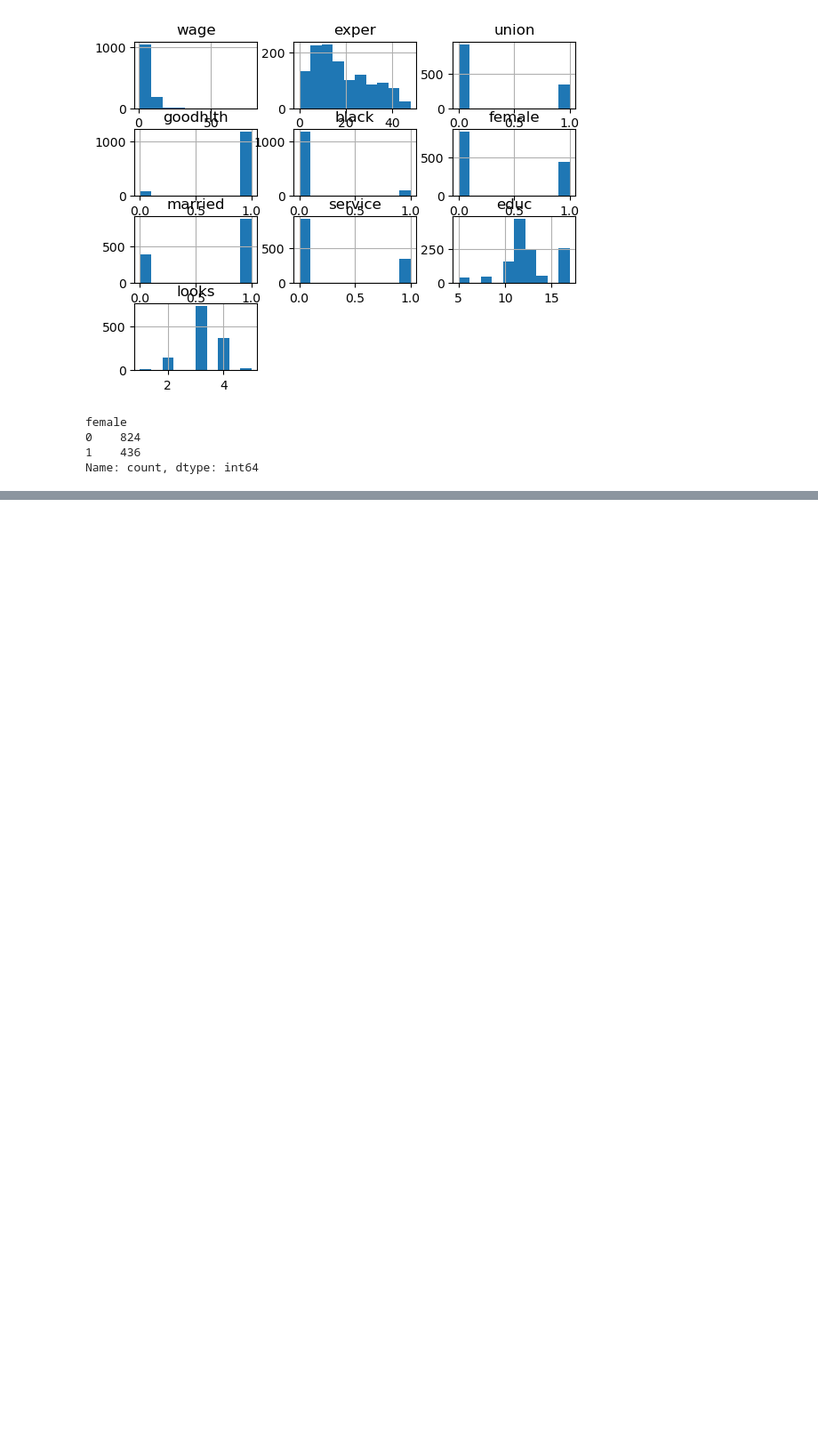
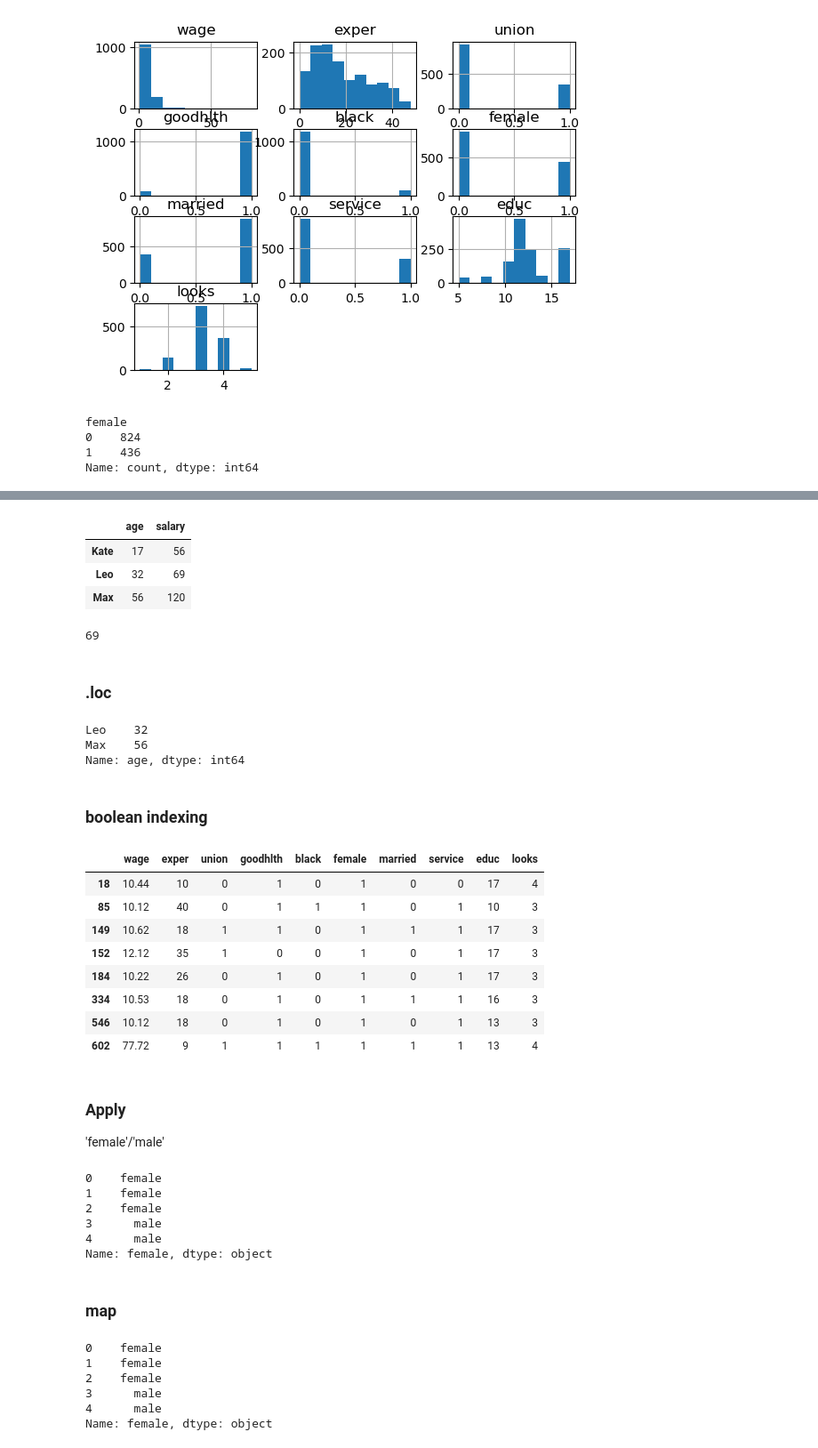
Before and after one commit to devlukedreamstage/mlcourse-ai, a Jupyter notebook: data-science/Pandas_1.ipynb, the cells around one changed output, grey strips where cells are left out. Shown: that part at 89% size. Cells and saved outputs as stored; diff of their text form; code cells hidden in the pictures; blank space fills up the shorter version.

```diff
--- a/data-science/Pandas_1.ipynb
+++ b/data-science/Pandas_1.ipynb
@@ -98,0 +132,36 @@ Name: count, dtype: int64
+# %%
+toy_df
+# %% [output]
+|  | age | salary |
+| Kate | 17 | 56 |
+| Leo | 32 | 69 |
+| Max | 56 | 120 |
+# %%
+toy_df.iloc[1, 1]
+# %% [output]
+69
+# %% [markdown]
+### .loc
+# %%
+toy_df.loc[['Leo', 'Max'], 'age']
+# %% [output]
+Leo    32
+Max    56
+Name: age, dtype: int64
+# %% [markdown]
+### boolean indexing
+# %%
+df[(df['wage'] > 10) & (df['female'] == 1)]
+# %% [output]
+|  | wage | exper | union | goodhlth | black | female | married | service | educ | looks |
+| 18 | 10.44 | 10 | 0 | 1 | 0 | 1 | 0 | 0 | 17 | 4 |
+| 85 | 10.12 | 40 | 0 | 1 | 1 | 1 | 0 | 1 | 10 | 3 |
+| 149 | 10.62 | 18 | 1 | 1 | 0 | 1 | 1 | 1 | 17 | 3 |
+| 152 | 12.12 | 35 | 1 | 0 | 0 | 1 | 0 | 1 | 17 | 3 |
+| 184 | 10.22 | 26 | 0 | 1 | 0 | 1 | 0 | 1 | 17 | 3 |
+| 334 | 10.53 | 18 | 0 | 1 | 0 | 1 | 1 | 1 | 16 | 3 |
+| 546 | 10.12 | 18 | 0 | 1 | 0 | 1 | 0 | 1 | 13 | 3 |
+| 602 | 77.72 | 9 | 1 | 1 | 1 | 1 | 1 | 1 | 13 | 4 |
+# %% [markdown]
+### Apply
+'female'/'male'
@@ -98,0 +171,20 @@ Name: count, dtype: int64
+# %%
+df['female'].apply(lambda gender_id : 'female' if gender_id == 1 else 'male').head()
+# %% [output]
+0    female
+1    female
+2    female
+3      male
+4      male
+Name: female, dtype: object
+# %% [markdown]
+### map
+# %%
+df['female'].map({0: 'male', 1: 'female'}).head()
+# %% [output]
+0    female
+1    female
+2    female
+3      male
+4      male
+Name: female, dtype: object
```
Also changed, not shown: parts of 19 cells of this notebook.
